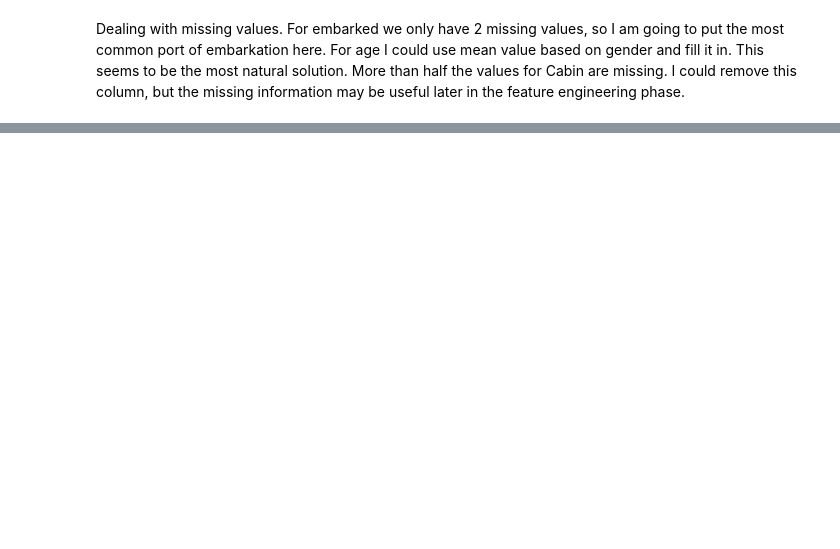
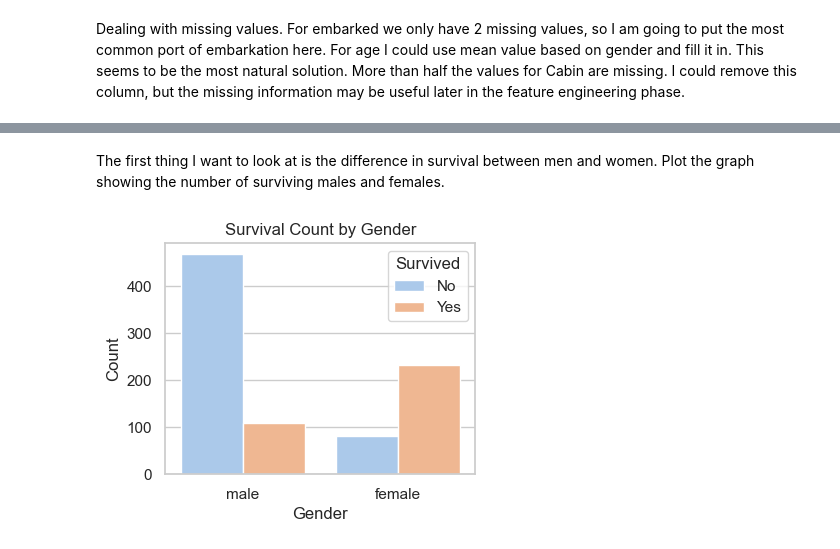
Before and after one commit to alshadani/Kaggle_Titanic, a Jupyter notebook: src/solution.ipynb, the cells around one changed output, grey strips where cells are left out. Cells and saved outputs as stored; diff of their text form; code cells hidden in the pictures; blank space fills up the shorter version.

```diff
--- a/src/solution.ipynb
+++ b/src/solution.ipynb
@@ -75,0 +83,25 @@ train_data_cleaned.head(5)
+# %% [markdown]
+The first thing I want to look at is the difference in survival between men and women. Plot the graph showing the number of surviving males and females.
+# %%
+import matplotlib.pyplot as plt
+import seaborn as sns
+
+# Set the style of the visualization
+sns.set(style="whitegrid")
+
+# Create a count plot
+plt.figure(figsize=(4, 3))
+sns.countplot(x='Sex', hue='Survived', data=train_data, palette='pastel')
+
+# Add labels and title
+plt.title('Survival Count by Gender')
+plt.xlabel('Gender')
+plt.ylabel('Count')
+
+# Add legend
+plt.legend(title='Survived', loc='upper right', labels=['No', 'Yes'])
+
+# Show the plot
+plt.show()
+# %% [output]
+[figure, added]
```
Also changed, not shown: parts of 9 cells of this notebook.
